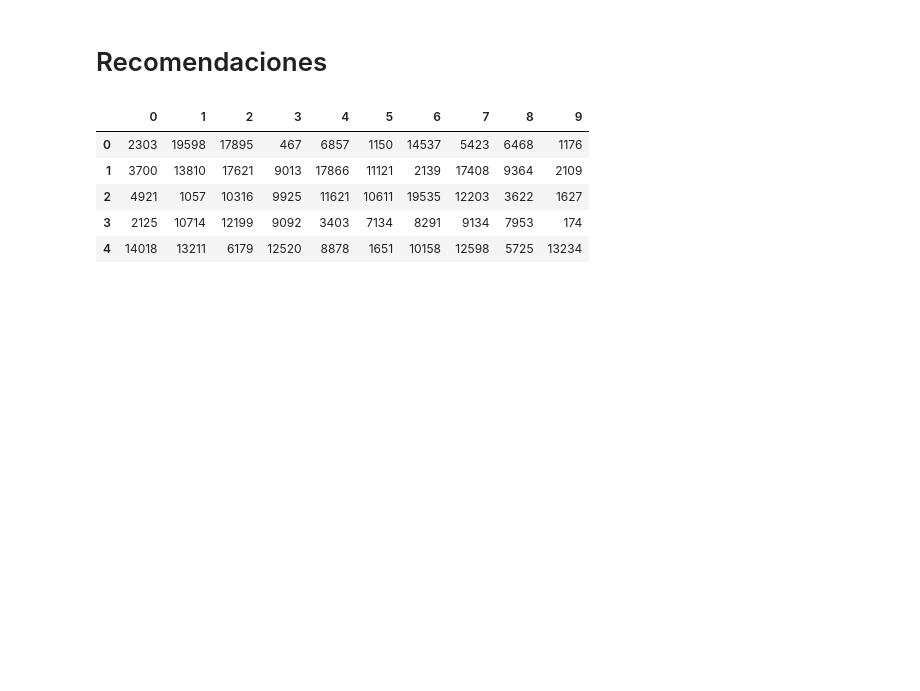
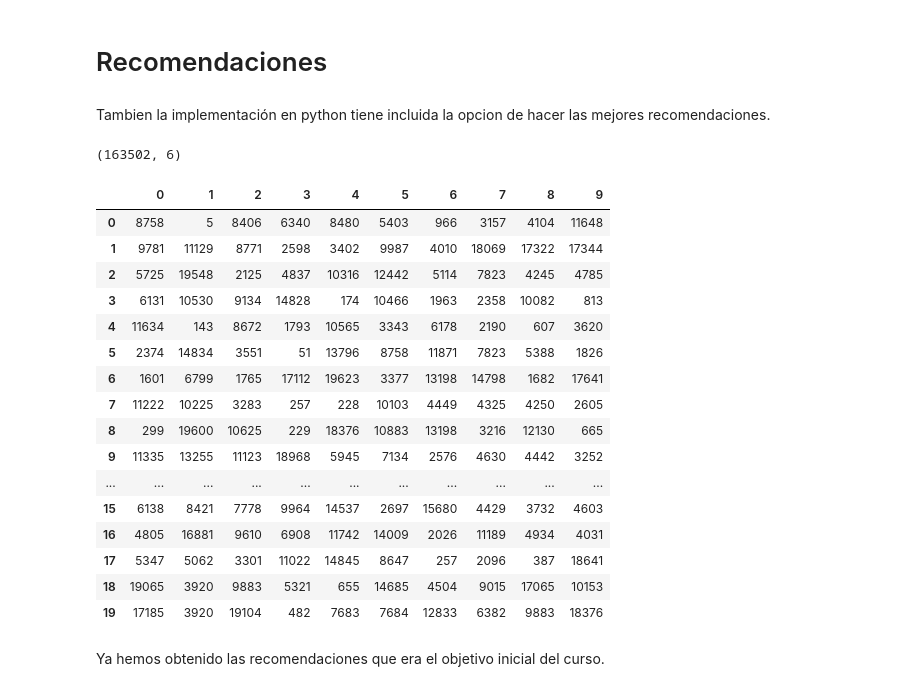
Before and after one commit to fagonzalezosorio/proyectomat282, a Jupyter notebook: Codigos/proyecto.ipynb, the cells around one changed output. Drawn from its saved outputs; the diff is of its cells as text; code cells hidden in the pictures; blank space fills up the shorter version.

```diff
--- a/Codigos/proyecto.ipynb
+++ b/Codigos/proyecto.ipynb
@@ -202,13 +213,30 @@ als_model = implicit.als.AlternatingLeastSquares(factors=2)
 modelo.fit(sparse_item_user,show_progress = False)
 # %% [markdown]
 # Recomendaciones
+# %% [markdown]
+Tambien la implementación en python tiene incluida la opcion de hacer las mejores recomendaciones.
+# %%
+datos.shape
+# %% [output]
+(163502, 6)
 # %%
 recommended = modelo.recommend_all(sparse_user_item,N=10,show_progress= False)
-pd.DataFrame(recommended).head()
+pd.DataFrame(recommended)
 # %% [output]
 |  | 0 | 1 | 2 | 3 | 4 | 5 | 6 | 7 | 8 | 9 |
-| 0 | 2303 | 19598 | 17895 | 467 | 6857 | 1150 | 14537 | 5423 | 6468 | 1176 |
-| 1 | 3700 | 13810 | 17621 | 9013 | 17866 | 11121 | 2139 | 17408 | 9364 | 2109 |
-| 2 | 4921 | 1057 | 10316 | 9925 | 11621 | 10611 | 19535 | 12203 | 3622 | 1627 |
-| 3 | 2125 | 10714 | 12199 | 9092 | 3403 | 7134 | 8291 | 9134 | 7953 | 174 |
-| 4 | 14018 | 13211 | 6179 | 12520 | 8878 | 1651 | 10158 | 12598 | 5725 | 13234 |
+| 0 | 8758 | 5 | 8406 | 6340 | 8480 | 5403 | 966 | 3157 | 4104 | 11648 |
+| 1 | 9781 | 11129 | 8771 | 2598 | 3402 | 9987 | 4010 | 18069 | 17322 | 17344 |
+| 2 | 5725 | 19548 | 2125 | 4837 | 10316 | 12442 | 5114 | 7823 | 4245 | 4785 |
+| 3 | 6131 | 10530 | 9134 | 14828 | 174 | 10466 | 1963 | 2358 | 10082 | 813 |
+| 4 | 11634 | 143 | 8672 | 1793 | 10565 | 3343 | 6178 | 2190 | 607 | 3620 |
+| 5 | 2374 | 14834 | 3551 | 51 | 13796 | 8758 | 11871 | 7823 | 5388 | 1826 |
+| 6 | 1601 | 6799 | 1765 | 17112 | 19623 | 3377 | 13198 | 14798 | 1682 | 17641 |
+| 7 | 11222 | 10225 | 3283 | 257 | 228 | 10103 | 4449 | 4325 | 4250 | 2605 |
+| 8 | 299 | 19600 | 10625 | 229 | 18376 | 10883 | 13198 | 3216 | 12130 | 665 |
+| 9 | 11335 | 13255 | 11123 | 18968 | 5945 | 7134 | 2576 | 4630 | 4442 | 3252 |
+| ... | ... | ... | ... | ... | ... | ... | ... | ... | ... | ... |
+| 15 | 6138 | 8421 | 7778 | 9964 | 14537 | 2697 | 15680 | 4429 | 3732 | 4603 |
+| 16 | 4805 | 16881 | 9610 | 6908 | 11742 | 14009 | 2026 | 11189 | 4934 | 4031 |
+| 17 | 5347 | 5062 | 3301 | 11022 | 14845 | 8647 | 257 | 2096 | 387 | 18641 |
+| 18 | 19065 | 3920 | 9883 | 5321 | 655 | 14685 | 4504 | 9015 | 17065 | 10153 |
+| 19 | 17185 | 3920 | 19104 | 482 | 7683 | 7684 | 12833 | 6382 | 9883 | 18376 |
@@ -218,0 +243,2 @@ pd.DataFrame(recommended).head()
+# %% [markdown]
+Ya hemos obtenido las recomendaciones que era el objetivo inicial del curso.
```
Also changed, not shown: parts of 22 cells of this notebook.
